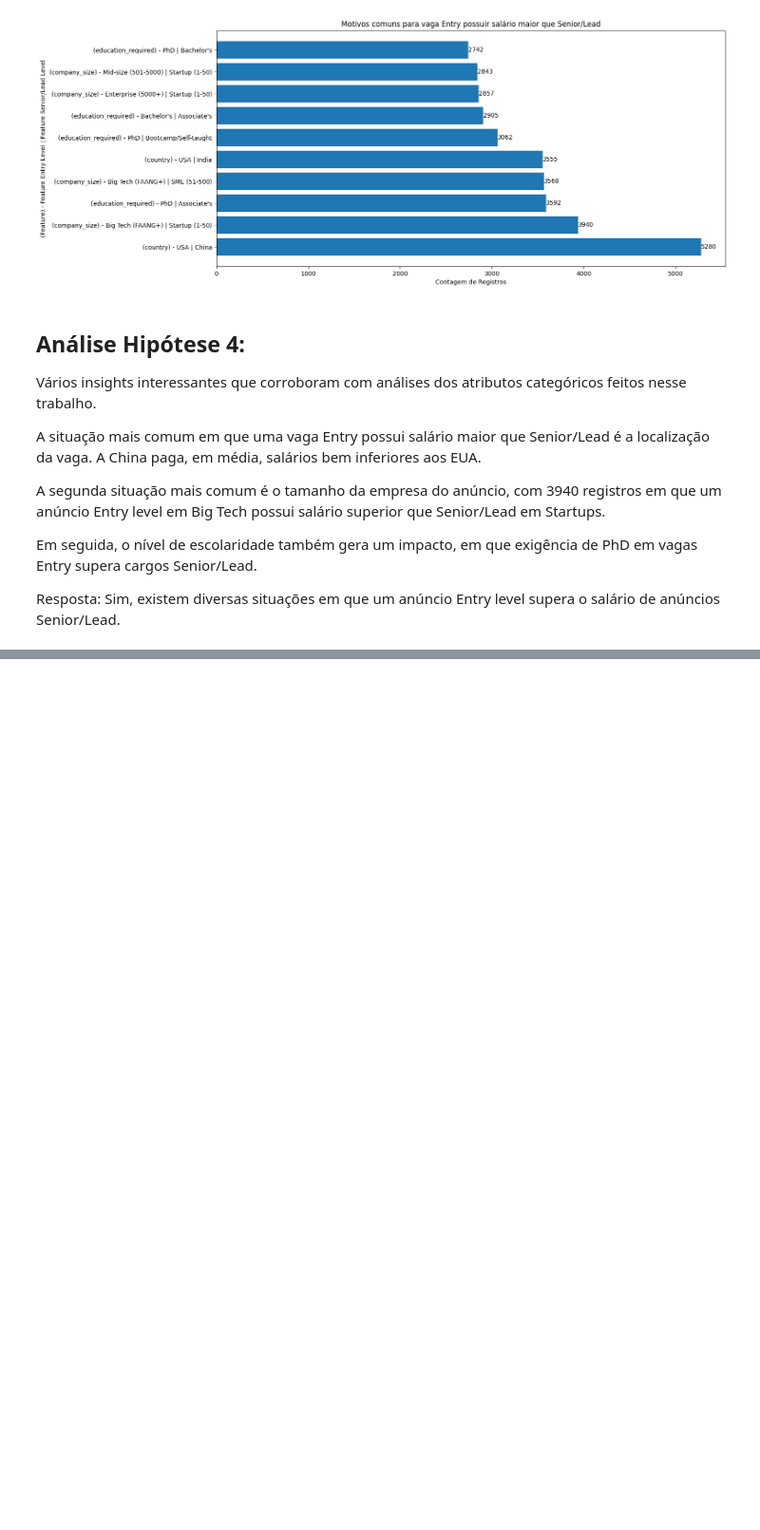
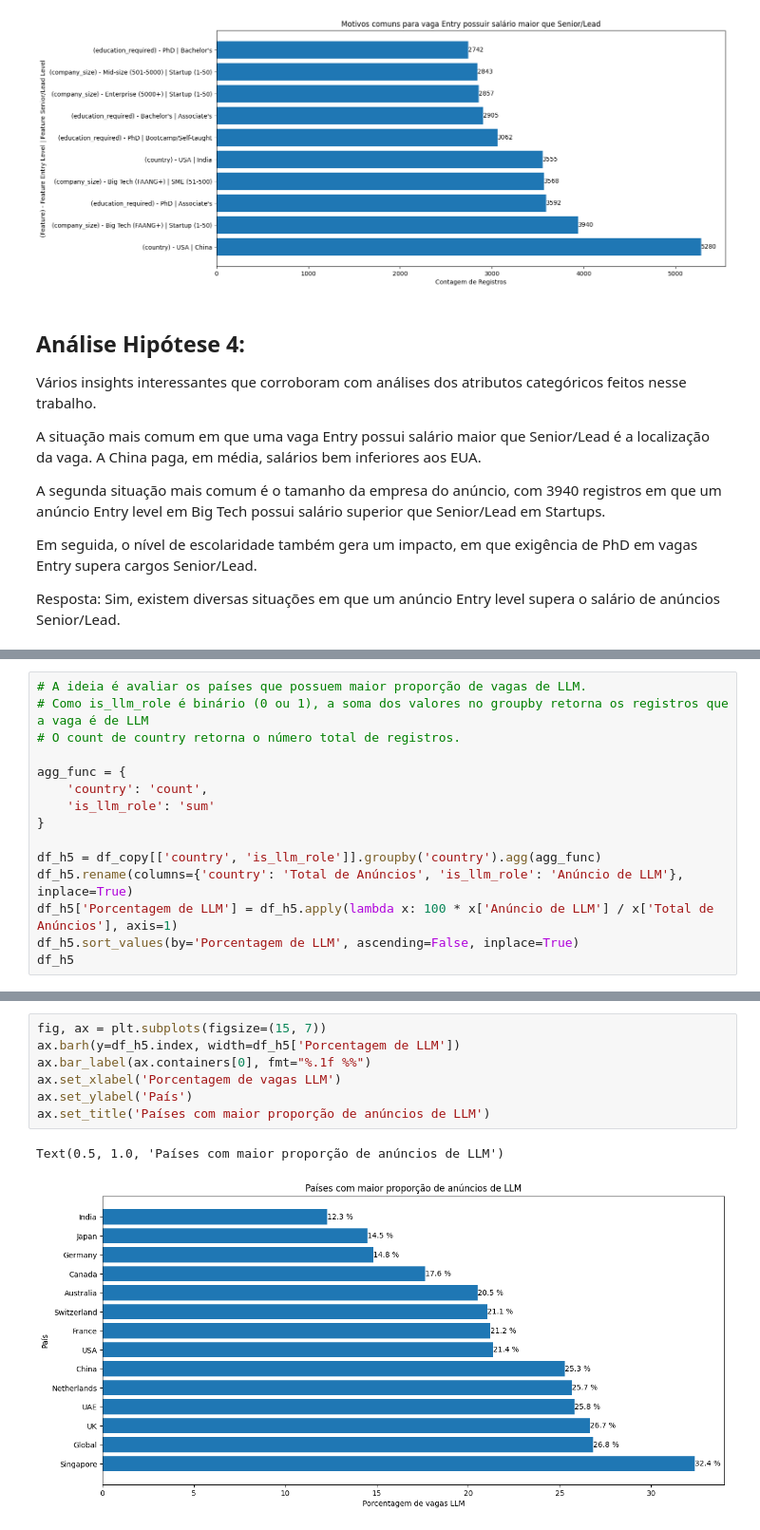
Before and after one commit to LucasDSF7/Data-Analysis-Puc-Rio, a Jupyter notebook: mvp/ia_jobs_market.ipynb, the cells around one changed output, grey strips where cells are left out. Shown at 95% size. Saved outputs shown, nothing was run; the diff lists cells and outputs as text; blank space fills up the shorter version.

```diff
--- a/mvp/ia_jobs_market.ipynb
+++ b/mvp/ia_jobs_market.ipynb
@@ -682,0 +685,15 @@ Resposta: Sim, existem diversas situações em que um anúncio Entry level super
+# %%
+# A ideia é avaliar os países que possuem maior proporção de vagas de LLM.
+# Como is_llm_role é binário (0 ou 1), a soma dos valores no groupby retorna os registros que a vaga é de LLM
+# O count de country retorna o número total de registros.
+
+agg_func = {
+    'country': 'count',
+    'is_llm_role': 'sum'
+}
+
+df_h5 = df_copy[['country', 'is_llm_role']].groupby('country').agg(agg_func)
+df_h5.rename(columns={'country': 'Total de Anúncios', 'is_llm_role': 'Anúncio de LLM'}, inplace=True)
+df_h5['Porcentagem de LLM'] = df_h5.apply(lambda x: 100 * x['Anúncio de LLM'] / x['Total de Anúncios'], axis=1)
+df_h5.sort_values(by='Porcentagem de LLM', ascending=False, inplace=True)
+df_h5
@@ -682,0 +717,10 @@ Resposta: Sim, existem diversas situações em que um anúncio Entry level super
+# %%
+fig, ax = plt.subplots(figsize=(15, 7))
+ax.barh(y=df_h5.index, width=df_h5['Porcentagem de LLM'])
+ax.bar_label(ax.containers[0], fmt="%.1f %%")
+ax.set_xlabel('Porcentagem de vagas LLM')
+ax.set_ylabel('País')
+ax.set_title('Países com maior proporção de anúncios de LLM')
+# %% [output]
+Text(0.5, 1.0, 'Países com maior proporção de anúncios de LLM')
+[figure, added]
```
Also changed, not shown: parts of 5 cells of this notebook.
